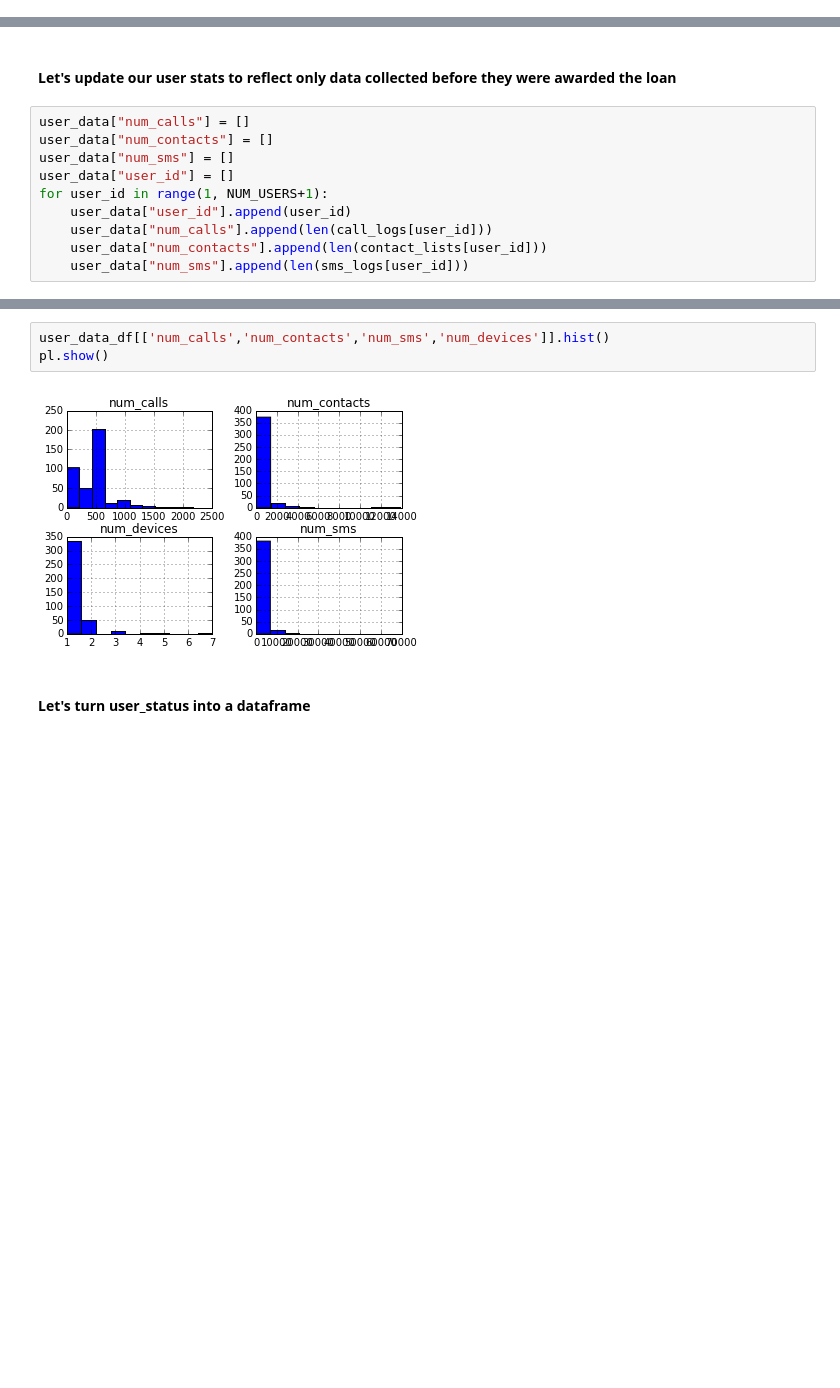
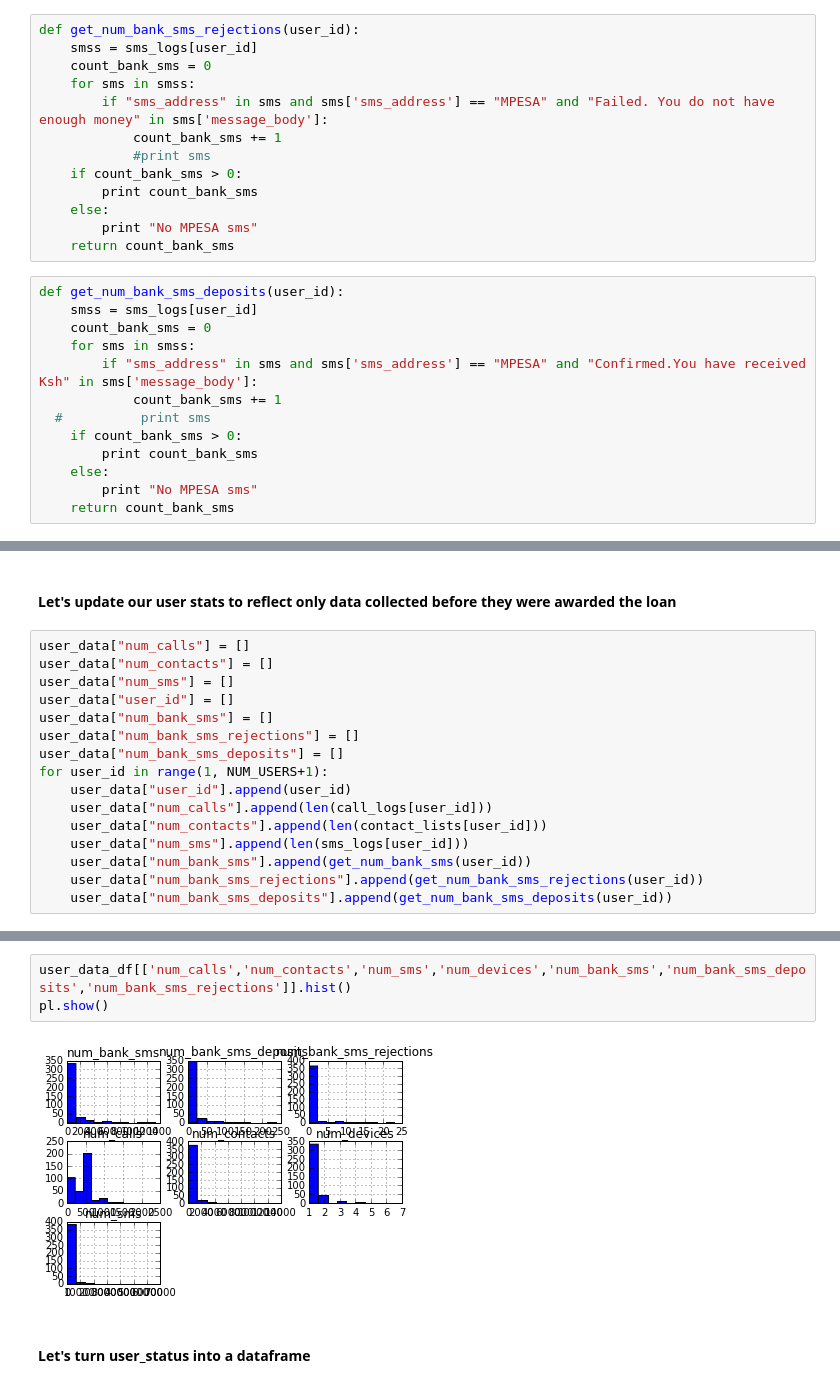
Before and after one commit to mariheida/branch-project, a Jupyter notebook: code/branch.ipynb, the cells around one changed output, grey strips where cells are left out. Cells and saved outputs as stored; diff of their text form; blank space fills up the shorter version.

Commit message:
Added more features, including bank related features; added insights.

```diff
--- a/code/branch.ipynb
+++ b/code/branch.ipynb
@@ -188,0 +176,26 @@ def remove_user_post_disbursement_calls(user_id, disbursement_date):
+# %%
+def get_num_bank_sms_rejections(user_id):
+    smss = sms_logs[user_id]
+    count_bank_sms = 0
+    for sms in smss:
+        if "sms_address" in sms and sms['sms_address'] == "MPESA" and "Failed. You do not have enough money" in sms['message_body']:
+            count_bank_sms += 1
+            #print sms
+    if count_bank_sms > 0:
+        print count_bank_sms
+    else:
+        print "No MPESA sms"
+    return count_bank_sms
+# %%
+def get_num_bank_sms_deposits(user_id):
+    smss = sms_logs[user_id]
+    count_bank_sms = 0
+    for sms in smss:
+        if "sms_address" in sms and sms['sms_address'] == "MPESA" and "Confirmed.You have received Ksh" in sms['message_body']:
+            count_bank_sms += 1
+  #          print sms
+    if count_bank_sms > 0:
+        print count_bank_sms
+    else:
+        print "No MPESA sms"
+    return count_bank_sms
@@ -197,8 +222,14 @@ user_data["num_calls"] = []
 user_data["num_contacts"] = []
 user_data["num_sms"] = []
 user_data["user_id"] = []
+user_data["num_bank_sms"] = []
+user_data["num_bank_sms_rejections"] = []
+user_data["num_bank_sms_deposits"] = []
 for user_id in range(1, NUM_USERS+1):
     user_data["user_id"].append(user_id)
     user_data["num_calls"].append(len(call_logs[user_id]))
     user_data["num_contacts"].append(len(contact_lists[user_id]))
     user_data["num_sms"].append(len(sms_logs[user_id]))
+    user_data["num_bank_sms"].append(get_num_bank_sms(user_id))
+    user_data["num_bank_sms_rejections"].append(get_num_bank_sms_rejections(user_id))
+    user_data["num_bank_sms_deposits"].append(get_num_bank_sms_deposits(user_id))
@@ -227,7 +276,7 @@ user_data_df[['num_calls','num_contacts','num_sms','num_devices']].describe()
 # %%
-user_data_df[['num_calls','num_contacts','num_sms','num_devices']].hist()
+user_data_df[['num_calls','num_contacts','num_sms','num_devices','num_bank_sms','num_bank_sms_deposits','num_bank_sms_rejections']].hist()
 pl.show()
 # %% [output]
-[figure, old version]
+[figure, new version]
 # %% [markdown]
 #### Let's turn user_status into a dataframe
```
Also changed, not shown: parts of 18 cells of this notebook.
